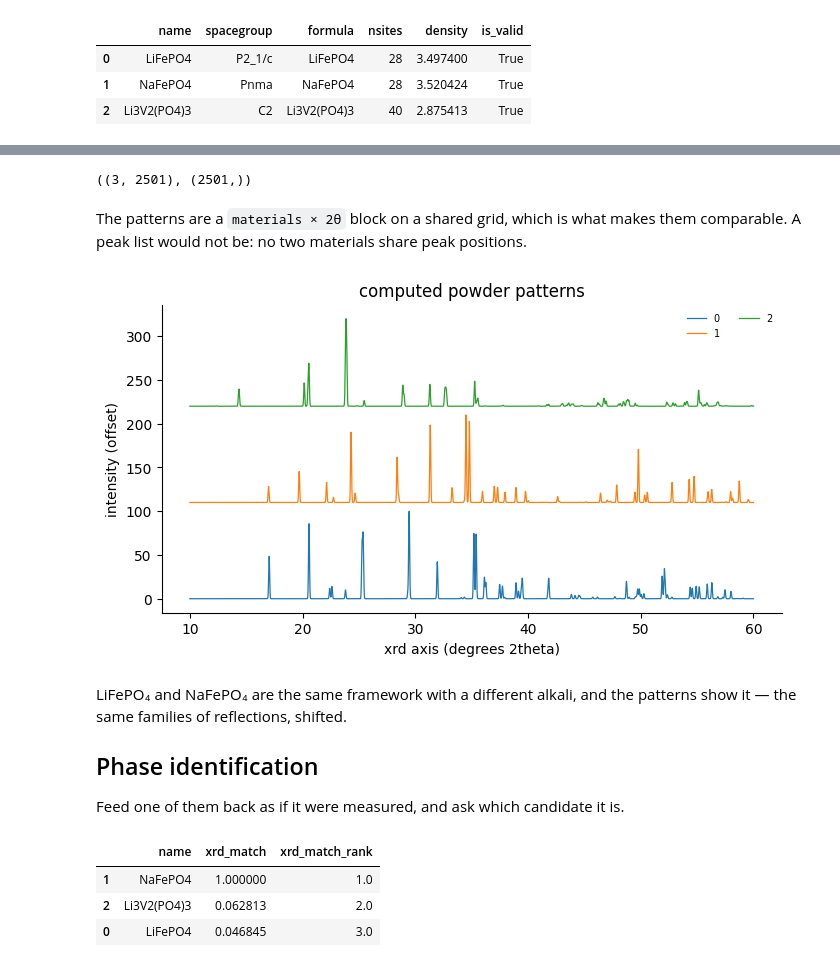
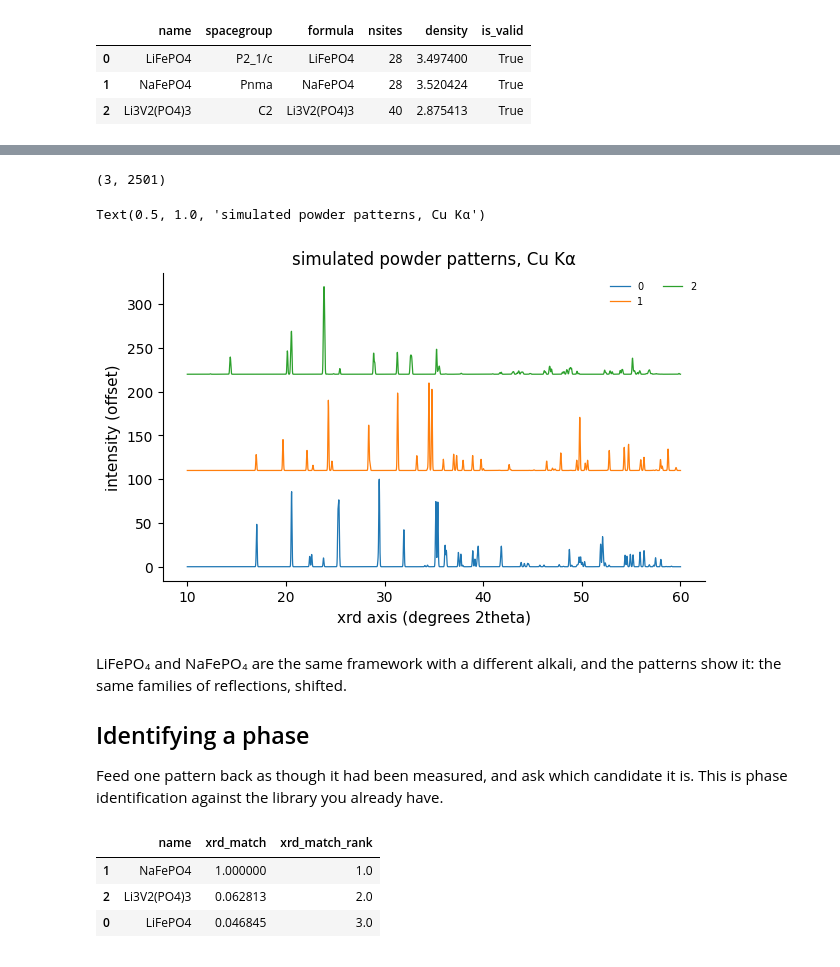
Before and after one commit to omicverse/matverse, a Jupyter notebook: matverse_guide/docs/tutorials/getting_started.ipynb, the cells around one changed output, grey strips where cells are left out. Cells and saved outputs as stored; diff of their text form; code cells hidden in the pictures.

```diff
--- a/matverse_guide/docs/tutorials/getting_started.ipynb
+++ b/matverse_guide/docs/tutorials/getting_started.ipynb
@@ -9,5 +17,6 @@ It executes end to end with no network, no API key and no downloaded model.
 # %%
 import matverse as mv
+import pandas as pd
 
-mv.datasets.available()
+mv.pl.set_style()
 # %% [output]
@@ -88,26 +126,21 @@ first real property available for a set like this.
 # %%
 mv.prop.xrd(md, two_theta=(10, 60), step=0.02)
 
-md.obsm["xrd_calc"].shape, mv.grid_of(md, "xrd").shape
+md.obsm["xrd_calc"].shape
 # %% [output]
-((3, 2501), (2501,))
+(3, 2501)
-# %% [markdown]
-The patterns are a `materials × 2θ` block on a shared grid, which is what makes
-them comparable. A peak list would not be: no two materials share peak
-positions.
 # %%
-import matplotlib.pyplot as plt
-
 ax = mv.pl.spectra(md, "xrd", rows=[0, 1, 2], offset=110)
-ax.set_title("computed powder patterns")
-ax.figure.set_size_inches(8, 4)
+ax.set_title("simulated powder patterns, Cu Kα")
 # %% [output]
+Text(0.5, 1.0, 'simulated powder patterns, Cu Kα')
-[figure, old version]
+[figure, new version]
 # %% [markdown]
 LiFePO₄ and NaFePO₄ are the same framework with a different alkali, and the
-patterns show it — the same families of reflections, shifted.
+patterns show it: the same families of reflections, shifted.
 
-## Phase identification
+## Identifying a phase
 
-Feed one of them back as if it were measured, and ask which candidate it is.
+Feed one pattern back as though it had been measured, and ask which candidate it
+is. This is phase identification against the library you already have.
 # %%
```
Also changed, not shown: parts of 31 cells of this notebook, 9 other files.
